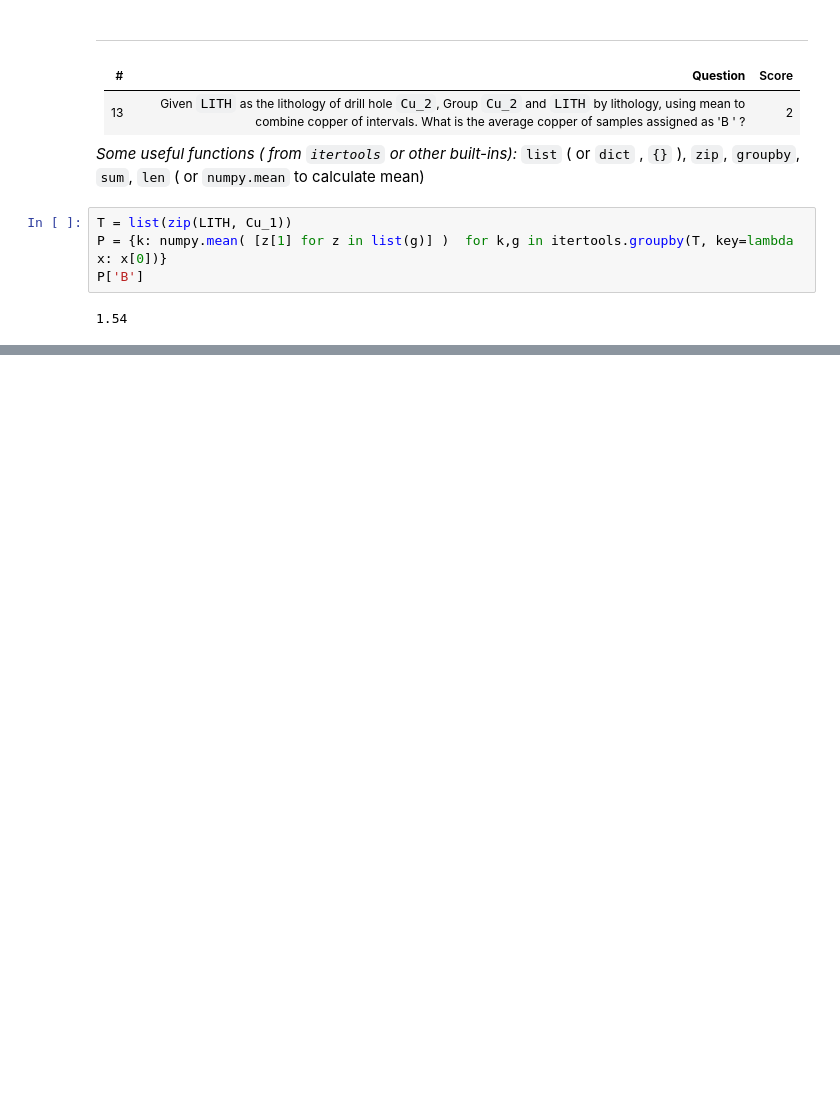
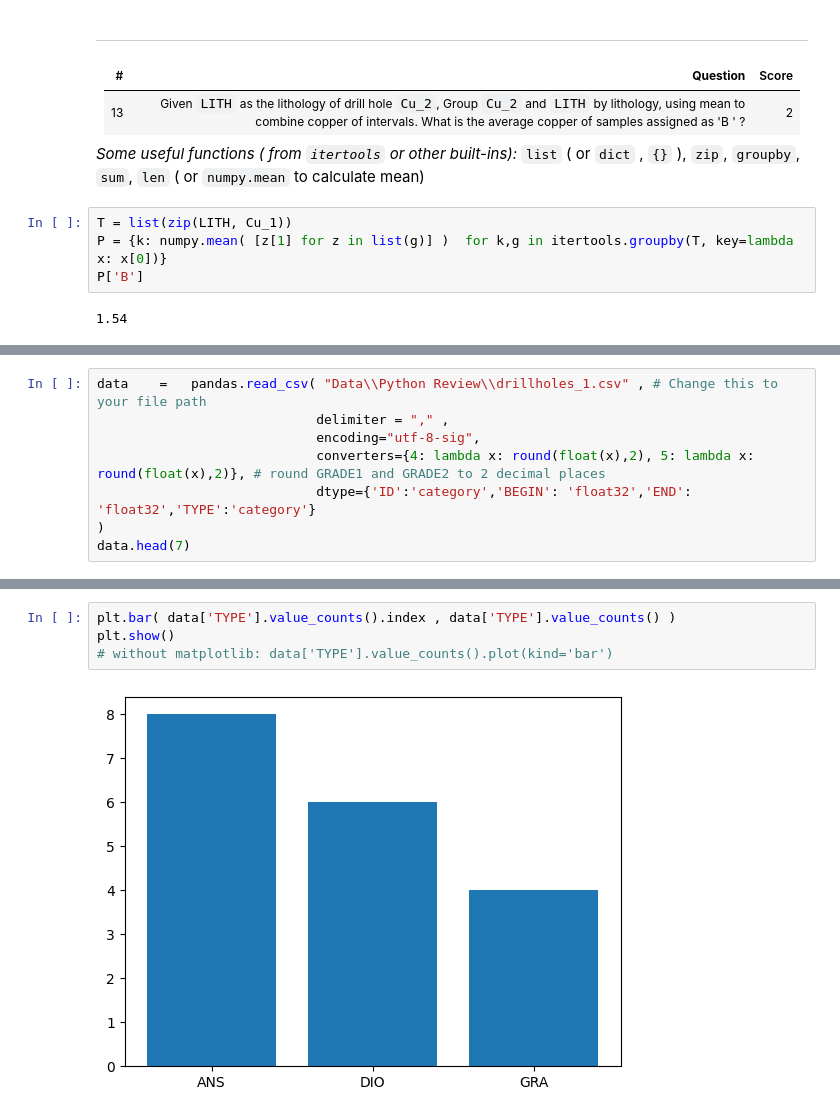
Before and after one commit to kiarash13p/Mineral-Resource-Geology-and-Modelling, a Jupyter notebook: Python Review.ipynb, the cells around one changed output, grey strips where cells are left out. Cells and saved outputs as stored; diff of their text form; blank space fills up the shorter version.

```diff
--- a/Python Review.ipynb
+++ b/Python Review.ipynb
@@ -309,0 +498,8 @@ P['B']
+# %%
+data    =   pandas.read_csv( "Data\\Python Review\\drillholes_1.csv" , # Change this to your file path
+                            delimiter = "," ,
+                            encoding="utf-8-sig",
+                            converters={4: lambda x: round(float(x),2), 5: lambda x: round(float(x),2)}, # round GRADE1 and GRADE2 to 2 decimal places
+                            dtype={'ID':'category','BEGIN': 'float32','END': 'float32','TYPE':'category'}
+)
+data.head(7)
@@ -309,0 +765,6 @@ P['B']
+# %%
+plt.bar( data['TYPE'].value_counts().index , data['TYPE'].value_counts() )
+plt.show()
+# without matplotlib: data['TYPE'].value_counts().plot(kind='bar')
+# %% [output]
+[figure, added]
```
Also changed, not shown: parts of 71 cells of this notebook.
